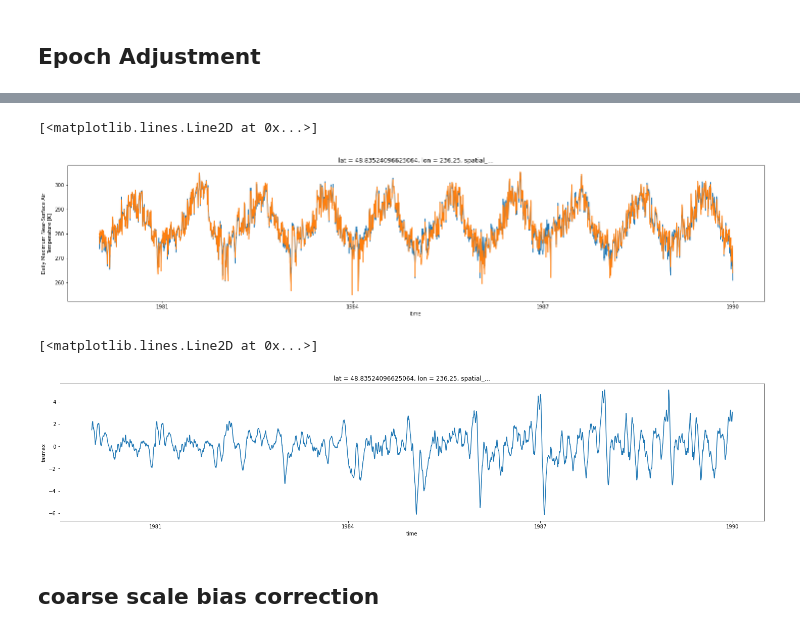
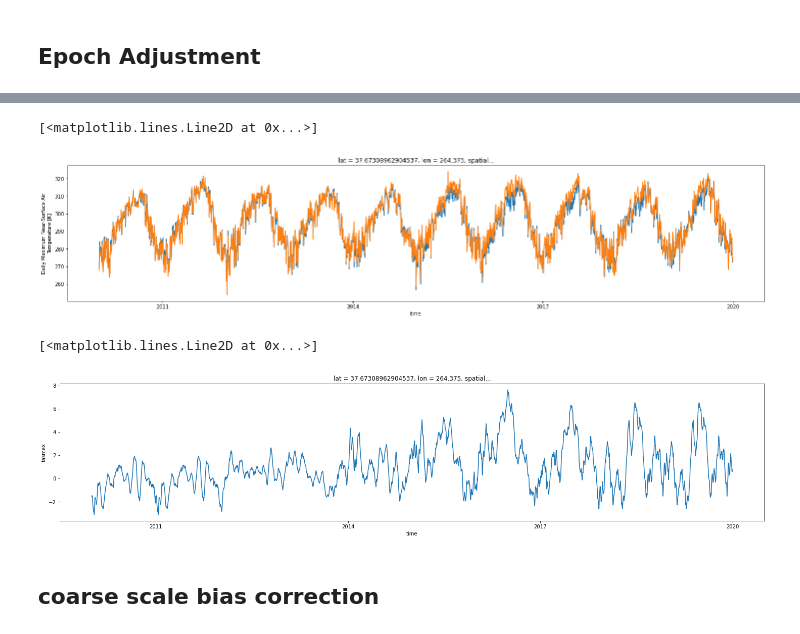
Before and after one commit to carbonplan/cmip6-downscaling, a Jupyter notebook: notebooks/maca_workflow.ipynb, the cells around one changed output, grey strips where cells are left out. Drawn from its saved outputs; the diff is of its cells as text; code cells hidden in the pictures.

```diff
--- a/notebooks/maca_workflow.ipynb
+++ b/notebooks/maca_workflow.ipynb
@@ -234,0 +265,3 @@ coarse_obs = obs_buffer.rename(coord_rename_dict).rio.reproject_match(
+# %%
+historical_period = slice(historical_start, historical_end)
+future_period = slice(future_start, future_end)
@@ -234,0 +270,10 @@ coarse_obs = obs_buffer.rename(coord_rename_dict).rio.reproject_match(
+# %%
+full_gcm, coarse_obs = preprocess_maca(
+    historical_gcm=historical_gcm.sel(time=historical_period),
+    future_gcm=future_gcm.sel(time=future_period),
+    obs=obs,
+    min_lon=min_lon,
+    max_lon=max_lon,
+    min_lat=min_lat,
+    max_lat=max_lat,
+)
@@ -436,16 +329,28 @@ Data variables:
+# %%
+epoch_adjustment_kwargs = None
+epoch_adjustment_kws = {'day_rolling_window': 21, 'year_rolling_window': 3}
+epoch_adjustment_kws.update({} if not epoch_adjustment_kwargs else epoch_adjustment_kwargs)
+
+# here, the time dimension of ea_gcm needs to be in 1 chunk
+ea_gcm, trend = epoch_adjustment(
+    data=full_gcm,
+    historical_period=historical_period,
+    **epoch_adjustment_kws
+)
 # %%
-i = 0
+i = int(len(ea_gcm.lat) / 2)
+j = int(len(ea_gcm.lon) / 2)
 plt.figure(figsize=(25, 5))
-ea_gcm_slice.isel(lat=i, lon=i).tasmax.plot(ax=plt.gca(), label='epoch adjusted')
-gcm_slice.isel(lat=i, lon=i).tasmax.plot(ax=plt.gca(), label='original')
+ea_gcm.isel(lat=i, lon=j)[variables].plot(ax=plt.gca(), label='epoch adjusted')
+full_gcm.isel(lat=i, lon=j)[variables].plot(ax=plt.gca(), label='original')
 # %% [output]
 [<matplotlib.lines.Line2D at 0x...>]
-[figure, old version]
+[figure, new version]
 # %%
 plt.figure(figsize=(25, 5))
-trend.isel(lat=i, lon=i).tasmax.plot(ax=plt.gca())
+trend.isel(lat=i, lon=j)[variables].plot(ax=plt.gca())
 # %% [output]
 [<matplotlib.lines.Line2D at 0x...>]
-[figure, old version]
+[figure, new version]
 # %% [markdown]
 ## coarse scale bias correction
```
Also changed, not shown: parts of 89 cells of this notebook.
